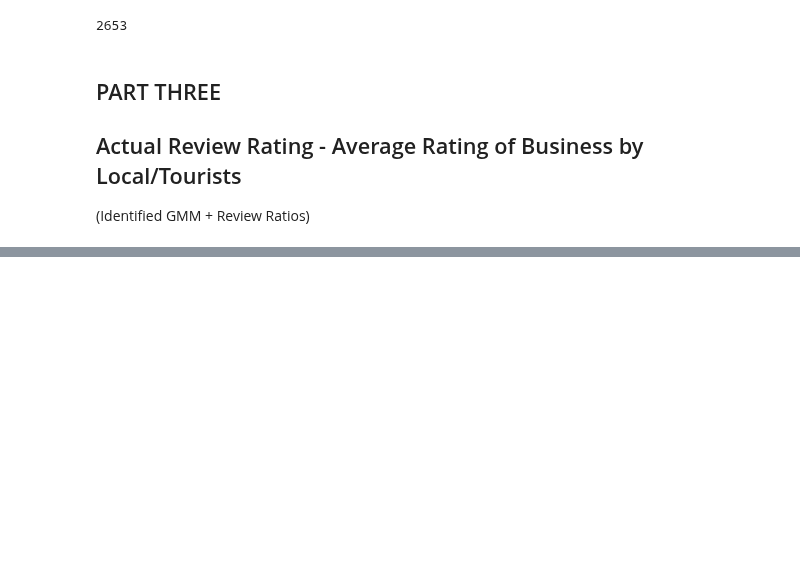
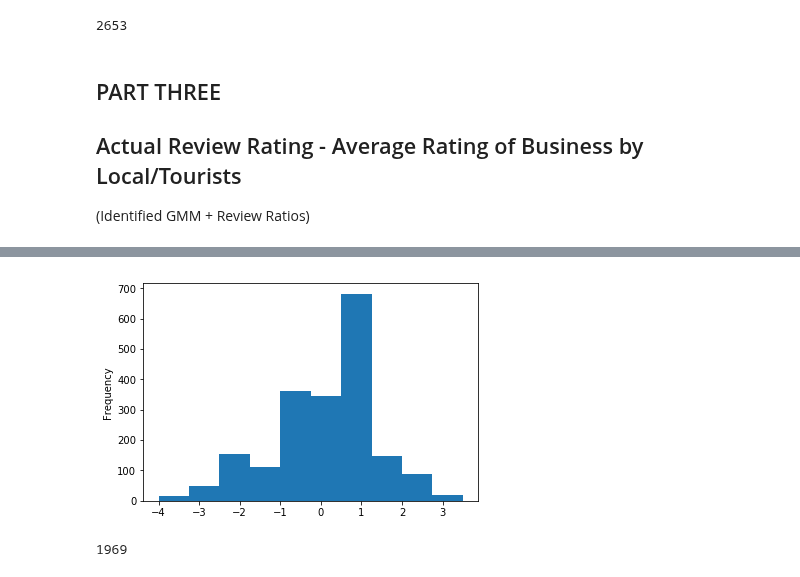
Before and after one commit to CornellDataScience/NLP_Research-FA17, a Jupyter notebook: local-elites/workspace/evaluations.ipynb, the cells around one changed output, grey strips where cells are left out. Drawn from its saved outputs; the diff is of its cells as text; code cells hidden in the pictures; blank space fills up the shorter version.

```diff
--- a/local-elites/workspace/evaluations.ipynb
+++ b/local-elites/workspace/evaluations.ipynb
@@ -494,0 +436,3 @@ a
+# %%
+REVIEW_RATIO_CUTOFF = 0.4
+local3Table = evalTable.query('review_count > @REVIEW_COUNT_CUTOFF').query('review_ratio > @REVIEW_RATIO_CUTOFF')
@@ -494,0 +460,10 @@ a
+# %%
+st = "Nevada"
+tmp = local3Table.query('gmm_state == @st').reset_index(drop=True)
+tmp['difference1'] = (tmp['stars_x'] - tmp['stars_y'])
+tmp['difference1'].plot(kind='hist')
+plt.show()
+len(tmp)
+# %% [output]
+[figure, added]
+1969
```
Also changed, not shown: parts of 11 cells of this notebook.
